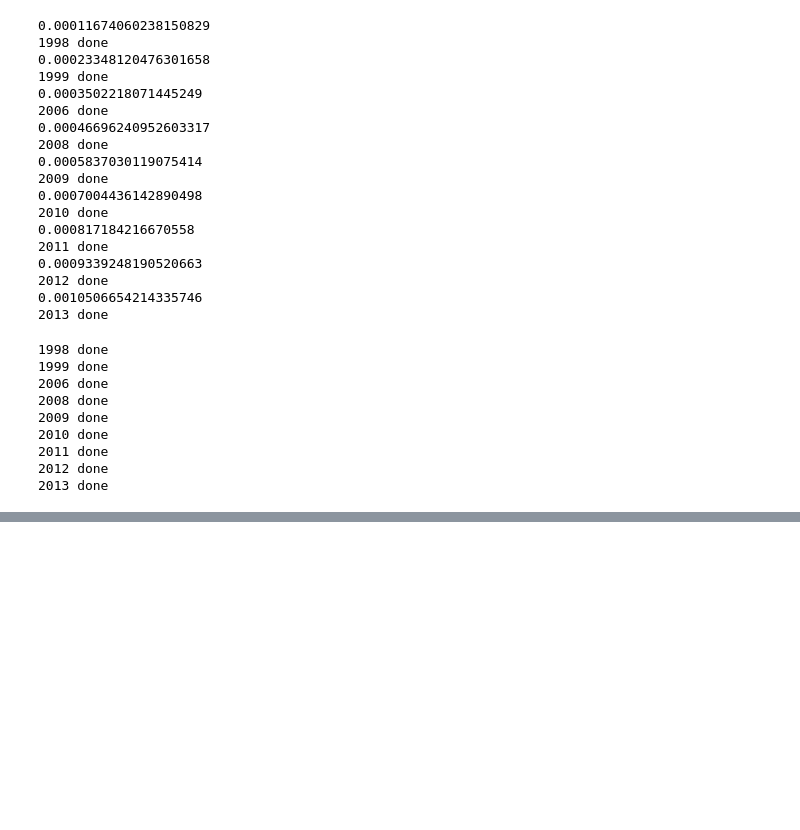
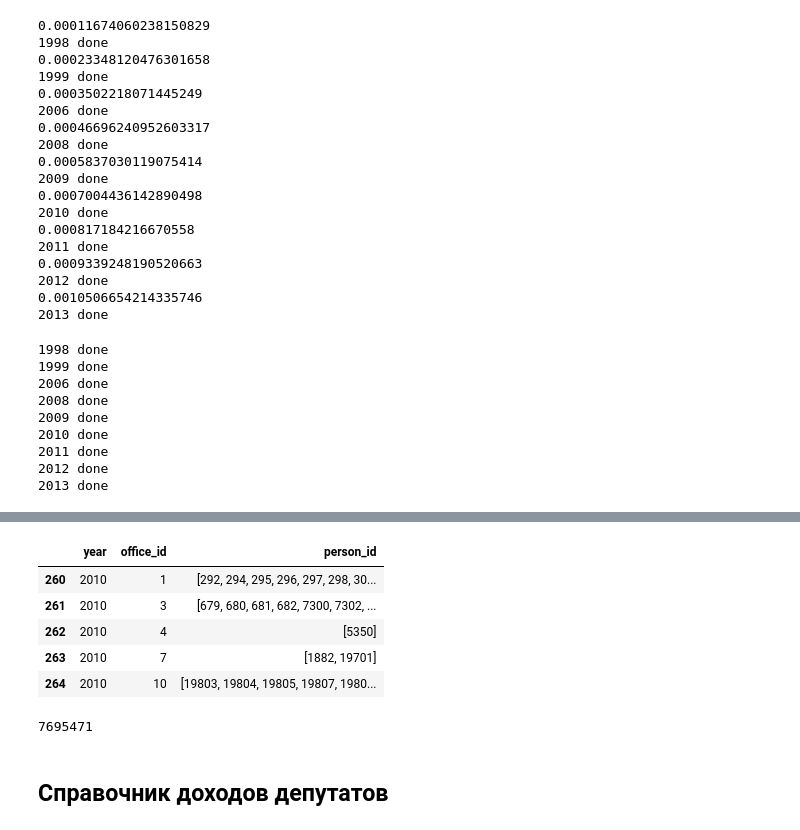
Before and after one commit to mikhmakarov/officials_network, a Jupyter notebook: get_csv.ipynb, the cells around one changed output, grey strips where cells are left out. Saved outputs shown, nothing was run; the diff lists cells and outputs as text; code cells hidden in the pictures; blank space fills up the shorter version.

Commit message:
added graph creation

```diff
--- a/get_csv.ipynb
+++ b/get_csv.ipynb
@@ -217,0 +234,6 @@ for year in common_offices.year.unique():
+# %%
+YEARS = [2010, 2011, 2012, 2013, 2014, 2015, 2016, 2017, 2018]
+OFFICES_EXCLUDE = [450]
+# %%
+common_offices = pd.read_csv('data/common_offices.csv')
+common_offices.head()
@@ -217,0 +247,11 @@ for year in common_offices.year.unique():
+# %%
+year_co = common_offices[common_offices['year'].isin(YEARS)].copy()
+year_co = year_co[~year_co['office_id'].isin(OFFICES_EXCLUDE)]
+year_co.head()
+# %% [output]
+|  | year | office_id | person_id |
+| 260 | 2010 | 1 | [292, 294, 295, 296, 297, 298, 30... |
+| 261 | 2010 | 3 | [679, 680, 681, 682, 7300, 7302, ... |
+| 262 | 2010 | 4 | [5350] |
+| 263 | 2010 | 7 | [1882, 19701] |
+| 264 | 2010 | 10 | [19803, 19804, 19805, 19807, 1980... |
@@ -217,0 +266,4 @@ for year in common_offices.year.unique():
+# %%
+len(graph)
+# %% [output]
+7695471
@@ -217,0 +274,2 @@ for year in common_offices.year.unique():
+# %% [markdown]
+## Справочник доходов депутатов
```
Also changed, not shown: parts of 9 cells of this notebook.
